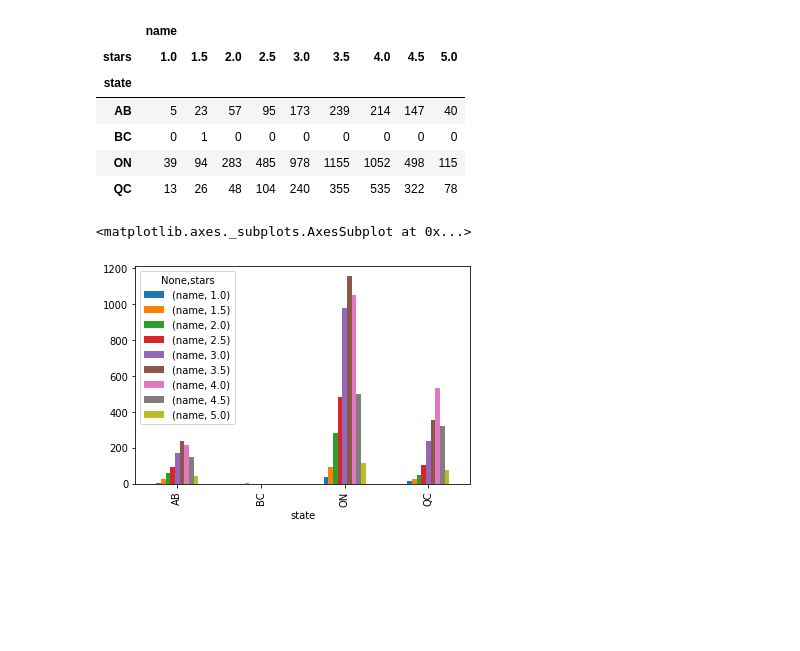
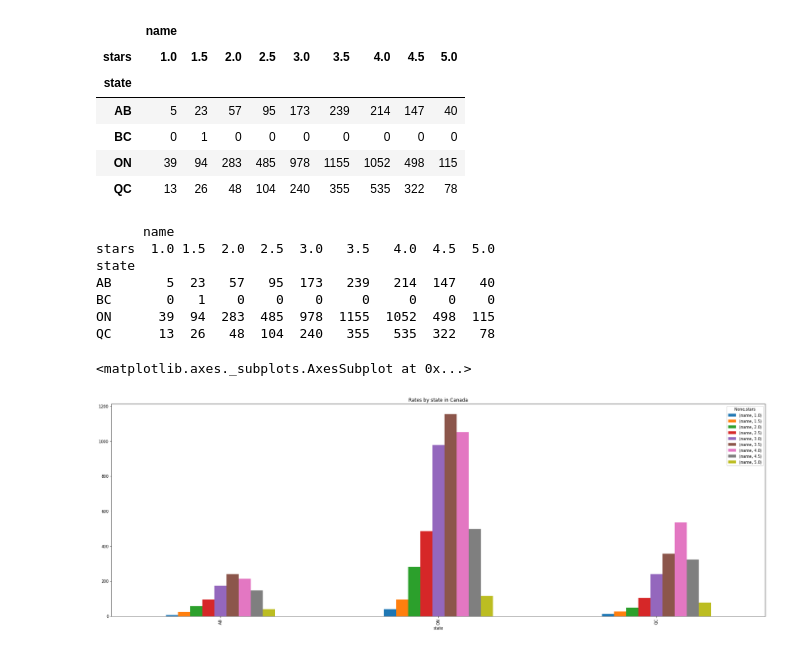
Before and after one commit to CS-UCR/final-project-order-66, a Jupyter notebook: Data_Cleaning.ipynb, the cells around one changed output. Cells and saved outputs as stored; diff of their text form; code cells hidden in the pictures; blank space fills up the shorter version.

Commit message:
graphs by country updated

```diff
--- a/Data_Cleaning.ipynb
+++ b/Data_Cleaning.ipynb
@@ -335,8 +335,17 @@ pd.pivot_table(canada_restaurants_df,index=["state"],columns="stars",values=["na
 | ON | 39 | 94 | 283 | 485 | 978 | 1155 | 1052 | 498 | 115 |
 | QC | 13 | 26 | 48 | 104 | 240 | 355 | 535 | 322 | 78 |
 # %%
-pd.pivot_table(canada_restaurants_df,index=["state"],columns="stars",values=["name"], aggfunc="count",fill_value=0).plot.bar()
+ratevsstateCA=pd.pivot_table(canada_restaurants_df,index=["state"],columns="stars",values=["name"], aggfunc="count",fill_value=0)
+print(ratevsstateCA)
+ratevsstateCA.loc[['AB','ON','QC']].plot.bar(title="Rates by state in Canada", figsize=(30,10))
 # %% [output]
-<matplotlib.axes._subplots.AxesSubplot at 0x...>
+      name
+stars  1.0 1.5  2.0  2.5  3.0   3.5   4.0  4.5  5.0
+state
+AB       5  23   57   95  173   239   214  147   40
+BC       0   1    0    0    0     0     0    0    0
+ON      39  94  283  485  978  1155  1052  498  115
+QC      13  26   48  104  240   355   535  322   78
+<matplotlib.axes._subplots.AxesSubplot at 0x...>
-[figure, old version]
+[figure, new version]
 # %%
```
Also changed, not shown: parts of 3 cells of this notebook.
